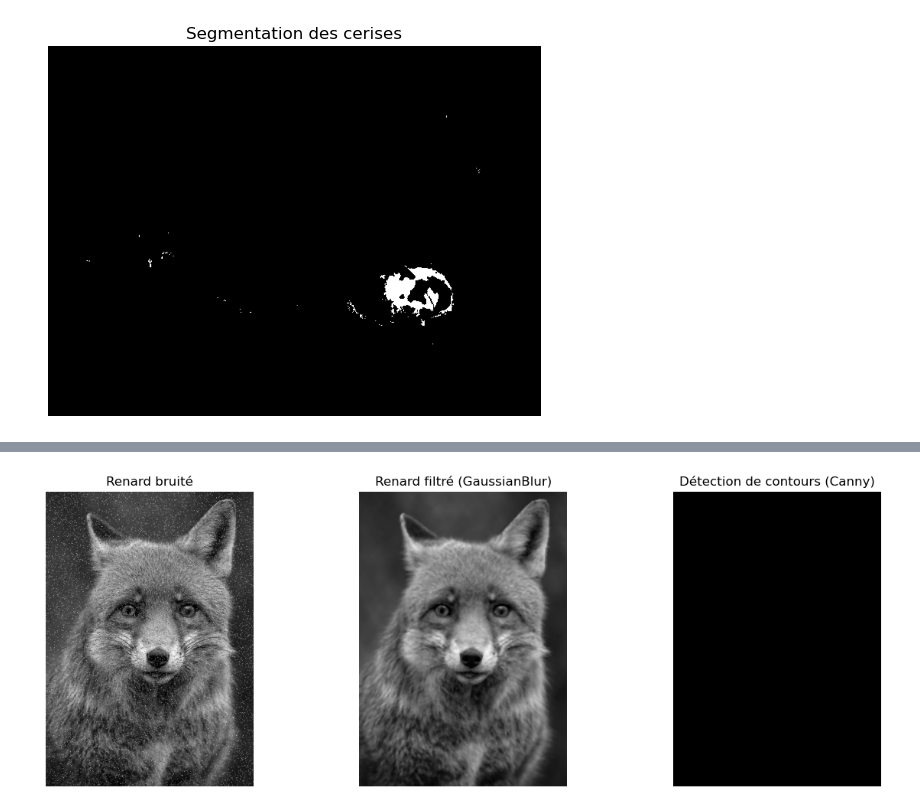
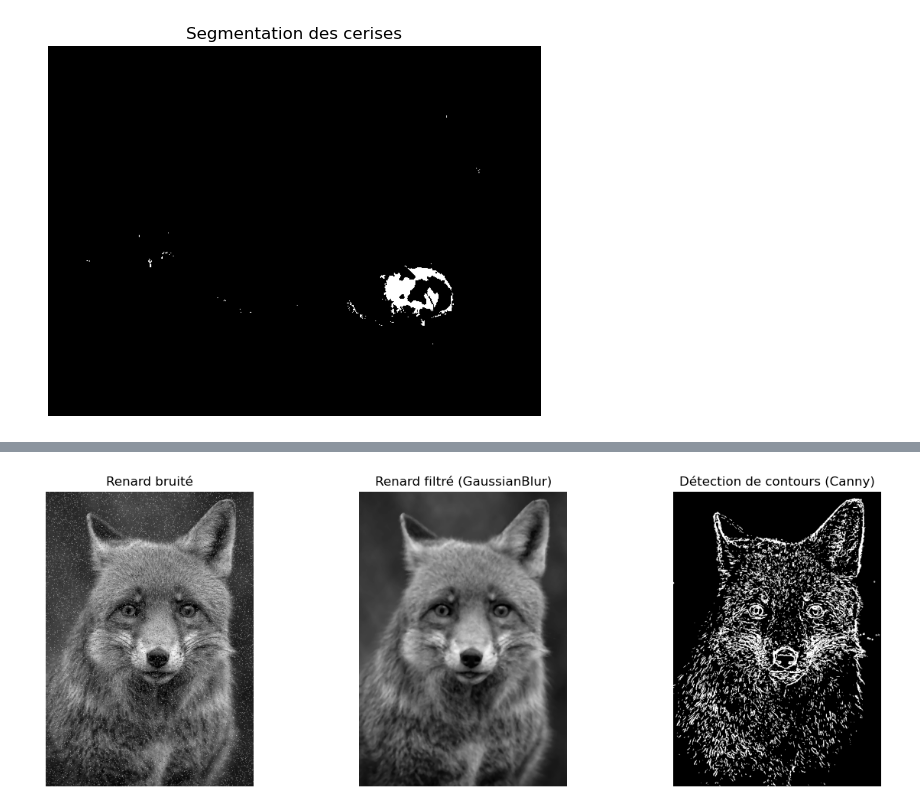
Before and after one commit to linventif/tp-image, a Jupyter notebook: revision/Revision.ipynb, the cells around one changed output, grey strips where cells are left out. Cells and saved outputs as stored; diff of their text form; code cells hidden in the pictures.

```diff
--- a/revision/Revision.ipynb
+++ b/revision/Revision.ipynb
@@ -350,40 +350,46 @@ plt.axis("off")
 # using the laplacian operator
 # edges = cv.Laplacian(blurred, cv.CV_64F)
 
 # using the scharr operator
 # edges = cv.Scharr(blurred, cv.CV_64F, 1, 0)
 
 # using the prewitt operator
 # kernelx = np.array([[1,1,1],[0,0,0],[-1,-1,-1]])
 
 # using the previus
 # cerises_rgb = cv.cvtColor(cerises, cv.COLOR_BGR2RGB)
 
 # # Extraction des canaux
 # R_c = cerises_rgb[:,:,0]
 # G_c = cerises_rgb[:,:,1]
 # B_c = cerises_rgb[:,:,2]
 
 # # On définit un masque : les pixels dont la composante rouge est élevée tandis que les composantes verte et bleue sont faibles
 # mask_cerises = np.logical_and(R_c > 150, np.logical_and(G_c < 100, B_c < 100))
 # mask_cerises = (mask_cerises * 255).astype(np.uint8)
-renard_rgb = cv.cvtColor(renard, cv.COLOR_GRAY2RGB)
+# renard_rgb = cv.cvtColor(renard, cv.COLOR_GRAY2RGB)
 
-# Extraction des canaux
-R_r = renard_rgb[:,:,0]
-G_r = renard_rgb[:,:,1]
-B_r = renard_rgb[:,:,2]
+# # Extraction des canaux
+# R_r = renard_rgb[:,:,0]
+# G_r = renard_rgb[:,:,1]
+# B_r = renard_rgb[:,:,2]
 
-# On définit un masque : les pixels dont la composante rouge est élevée tandis que les composantes verte et bleue sont faibles
-mask_renard = np.logical_and(R_r > 150, np.logical_and(G_r < 100, B_r < 100))
-mask_renard = (mask_renard * 255).astype(np.uint8)
+# # On définit un masque : les pixels dont la composante rouge est élevée tandis que les composantes verte et bleue sont faibles
+# mask_renard = np.logical_and(R_r > 150, np.logical_and(G_r < 100, B_r < 100))
+# mask_renard = (mask_renard * 255).astype(np.uint8)
+
+
+# use sobel
+renard = cv.medianBlur(cv.imread('renard_bruit.png', 0), 3)
+
+seuil,contours = cv.threshold(sobel(renard),40,255,cv.THRESH_BINARY)
 
 
 plt.subplot(1, 3, 3)
-plt.imshow(mask_renard, cmap="gray", vmin=0, vmax=255)
+plt.imshow(contours, cmap = 'gray')
 plt.title("Détection de contours (Canny)")
 plt.axis("off")
 
 plt.show()
 # %% [output]
-[figure, old version]
+[figure, new version]
```
Also changed, not shown: 8 other files.
